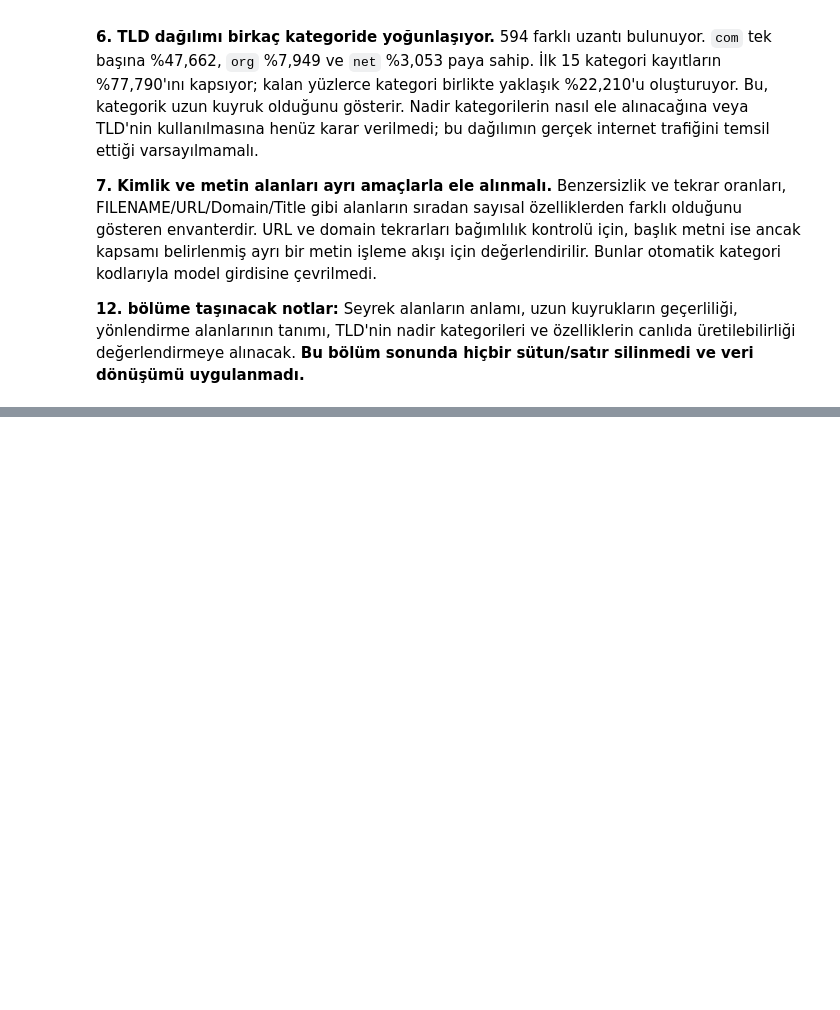
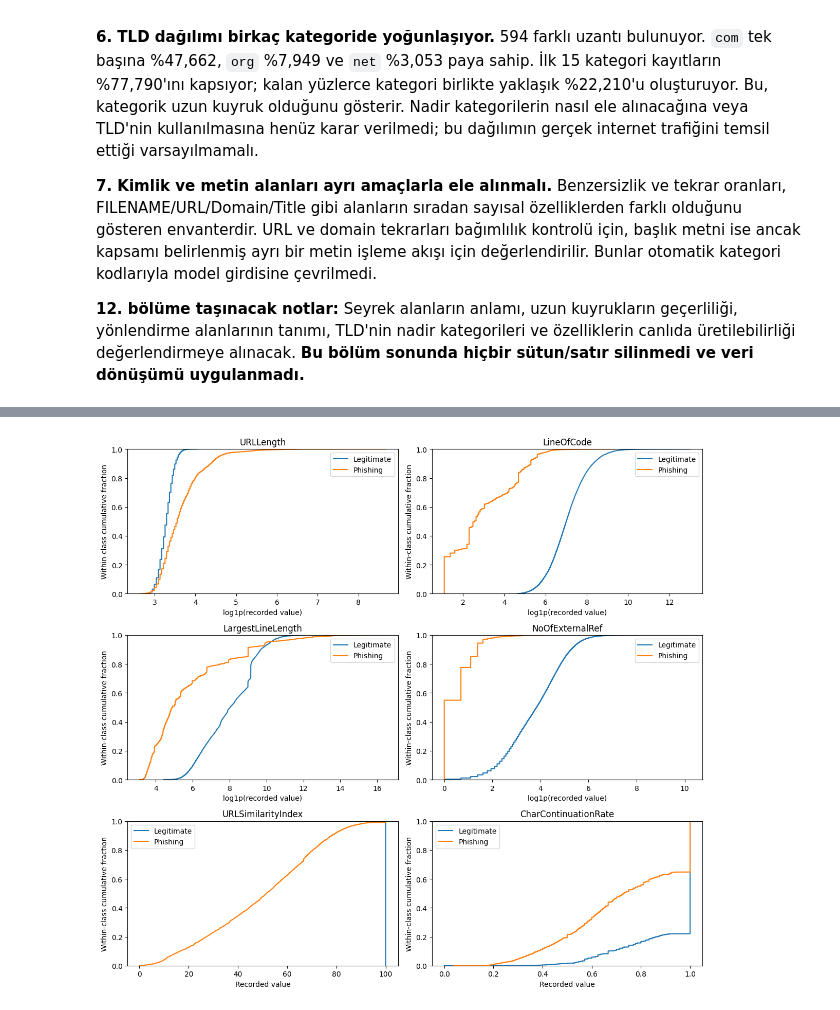
Before and after one commit to aliabdelhalim272/Detction-of-phishing-websites-using-machine-learning-, a Jupyter notebook: notebooks/01_eda.ipynb, the cells around one changed output, grey strips where cells are left out. Cells and saved outputs as stored; diff of their text form; code cells hidden in the pictures; blank space fills up the shorter version.

```diff
--- a/notebooks/01_eda.ipynb
+++ b/notebooks/01_eda.ipynb
@@ -953,0 +1379,14 @@ Korelasyon, türetilmiş alanlar, tekrar eden bilgi ve mantıksal ilişkileri in
+# %%
+ecdf_cols=['URLLength','LineOfCode','LargestLineLength','NoOfExternalRef','URLSimilarityIndex','CharContinuationRate']
+fig,axes=plt.subplots(3,2,figsize=(12,11))
+for ax,c in zip(axes.flat,ecdf_cols):
+    for name,mask in class_masks.items():
+        values=np.sort(train.loc[mask,c].to_numpy())
+        use_log=c in ecdf_cols[:4]
+        ax.step(np.log1p(values) if use_log else values,np.arange(1,len(values)+1)/len(values),where='post',label=name)
+    ax.set(title=c,xlabel='log1p(recorded value)' if use_log else 'Recorded value',ylabel='Within-class cumulative fraction',ylim=(0,1))
+    ax.legend()
+fig.tight_layout();fig.savefig(FIGURES/'09_class_ecdfs.png',dpi=140)
+plt.show();plt.close(fig)
+# %% [output]
+[figure, added]
```
Also changed, not shown: parts of 45 cells of this notebook, 42 other files.
